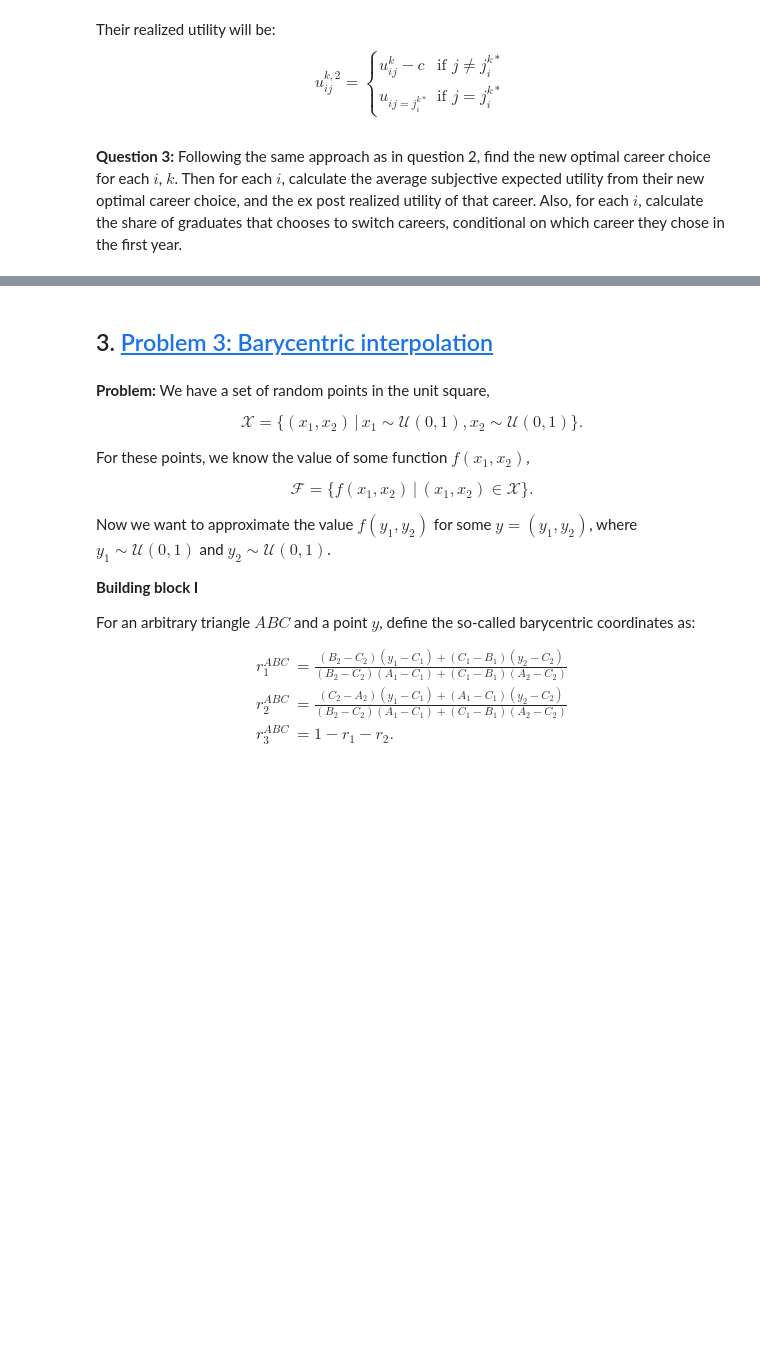
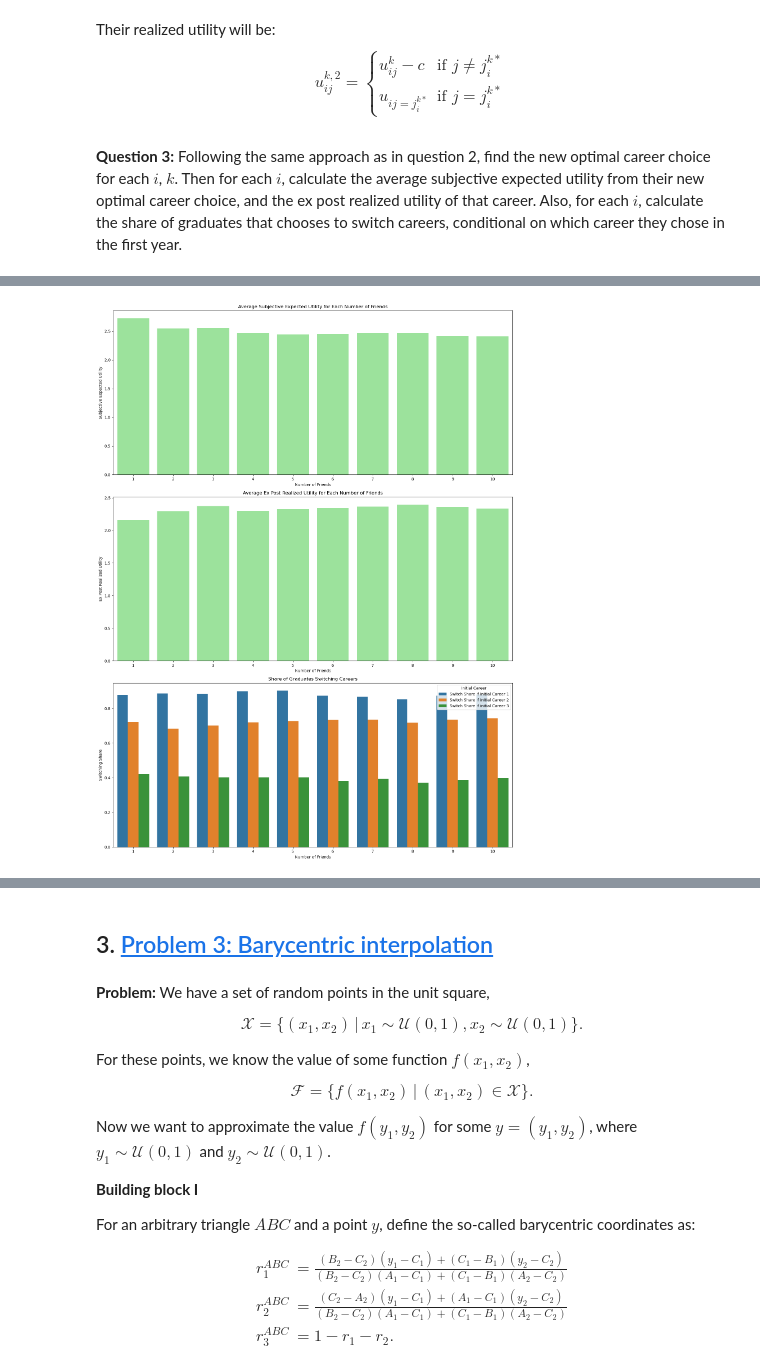
Before and after one commit to NumEconCopenhagen/projects-2024-josh-joshua-and-lyonell, a Jupyter notebook: Exam/Josh working folder/exam_2024.ipynb, the cells around one changed output, grey strips where cells are left out. Saved outputs shown, nothing was run; the diff lists cells and outputs as text; code cells hidden in the pictures; blank space fills up the shorter version.

```diff
--- a/Exam/Josh working folder/exam_2024.ipynb
+++ b/Exam/Josh working folder/exam_2024.ipynb
@@ -888,7 +888,8 @@ for i in range(par.N):
 
         for j in range(par.J):
             friends_noise = np.random.normal(0, par.sigma, Fi)
-            prior_utility[j] = par.v[j] + np.mean(friends_noise)
+            #print(f'par.v[j]: {par.v[j]}')
+            prior_utility[j] = np.mean(par.v[j] + friends_noise)
 
         # Choose the career track with the highest prior expected utility
         chosen_career = np.argmax(prior_utility)
@@ -1145,0 +1016,95 @@ plt.show()
+# %%
+
+# Initialize arrays for storing results
+results = {
+    'Graduate': [],
+    'Avg Subj Util New': [],
+    'Avg Real Util New': [],
+    'Switch Share if initial Career 1': [],
+    'Switch Share if initial Career 2': [],
+    'Switch Share if initial Career 3': []
+}
+
+# Simulate behavior for each initial career and number of friends
+for num_friends in range(1, par.N + 1):
+    new_prior_expectations = np.zeros((par.J, par.K))
+    new_realized_utilities = np.zeros((par.J, par.K))
+    switches = np.zeros((par.J, par.K), dtype=bool)
+
+    # Perform K simulations for each initial career and number of friends
+    for initial_career in range(par.J):
+        for k in range(par.K):
+            new_priors = np.zeros(par.J)
+            new_realized = np.zeros(par.J)
+
+            for j in range(par.J):
+                current_utility = par.v[j] + np.random.normal(0, par.sigma)
+                friends_noise = np.random.normal(0, par.sigma, num_friends)
+                friends_average_utility_cost = np.mean(par.v[j] + friends_noise) - par.c
+
+                if current_utility >= friends_average_utility_cost:
+                    new_priors[j] = current_utility
+                    new_realized[j] = current_utility
+                else:
+                    new_priors[j] = friends_average_utility_cost
+                    new_realized[j] = par.v[j] + np.random.normal(0, par.sigma) - par.c
+
+            new_chosen_career = np.argmax(new_priors)
+
+            new_prior_expectations[initial_career, k] = new_priors[initial_career]
+            new_realized_utilities[initial_career, k] = new_realized[initial_career]
+            switches[initial_career, k] = (new_chosen_career != initial_career)
+
+    # Calculate the statistics for each combination of initial career and number of friends
+    avg_subj_util_new = np.mean(new_prior_expectations, axis=1)
+    avg_real_util_new = np.mean(new_realized_utilities, axis=1)
+    switch_share = np.mean(switches, axis=1)
+
+    # Store the results
+    results['Graduate'].append(num_friends)
+    results['Avg Subj Util New'].append(avg_subj_util_new.mean())
+    results['Avg Real Util New'].append(avg_real_util_new.mean())
+    results['Switch Share if initial Career 1'].append(switch_share[0])
+    results['Switch Share if initial Career 2'].append(switch_share[1])
+    results['Switch Share if initial Career 3'].append(switch_share[2])
+
+# Convert results to DataFrame for better visualization
+results_df = pd.DataFrame(results)
+
+# Format the results to reduce decimal places
+results_df = results_df.round(3)
+
+# Display the results in a Markdown table with wrapped labels
+markdown_table_new = results_df.to_markdown(index=False)
+print(markdown_table_new)
+
+# Visualize the results
+fig, axes = plt.subplots(3, 1, figsize=(15, 20))
+
+# Plot the average subjective expected utility for each combination of initial career and number of friends
+sns.barplot(ax=axes[0], data=results_df, x='Graduate', y='Avg Subj Util New', color='lightgreen')
+axes[0].set_title('Average Subjective Expected Utility for Each Number of Friends')
+axes[0].set_xlabel('Number of Friends')
+axes[0].set_ylabel('Subjective Expected Utility')
+
+# Plot the average ex post realized utility for each combination of initial career and number of friends
+sns.barplot(ax=axes[1], data=results_df, x='Graduate', y='Avg Real Util New', color='lightgreen')
+axes[1].set_title('Average Ex Post Realized Utility for Each Number of Friends')
+axes[1].set_xlabel('Number of Friends')
+axes[1].set_ylabel('Ex Post Realized Utility')
+
+# Plot the share of graduates switching careers from each initial choice
+switching_shares_df = results_df.melt(id_vars=['Graduate'], value_vars=[
+    'Switch Share if initial Career 1',
+    'Switch Share if initial Career 2',
+    'Switch Share if initial Career 3'],
+    var_name='Initial Career', value_name='Switch Share')
+sns.barplot(ax=axes[2], data=switching_shares_df, x='Graduate', y='Switch Share', hue='Initial Career')
+axes[2].set_title('Share of Graduates Switching Careers')
+axes[2].set_xlabel('Number of Friends')
+axes[2].set_ylabel('Switching Share')
+axes[2].legend(title='Initial Career')
+
+plt.tight_layout()
+plt.show()
+# %% [output]
@@ -1146,3 +1123,4 @@ plt.show()
+[figure, added]
 # %% [markdown]
 #### Key Findings
 
```
Also changed, not shown: parts of 3 cells of this notebook.
